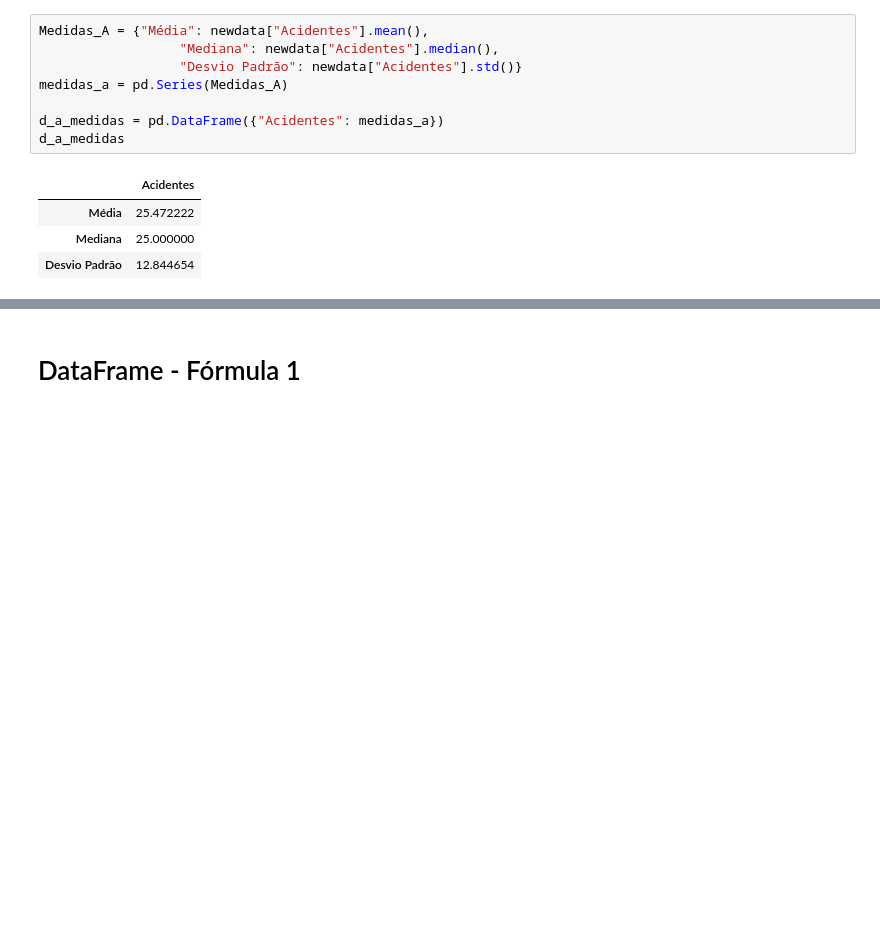
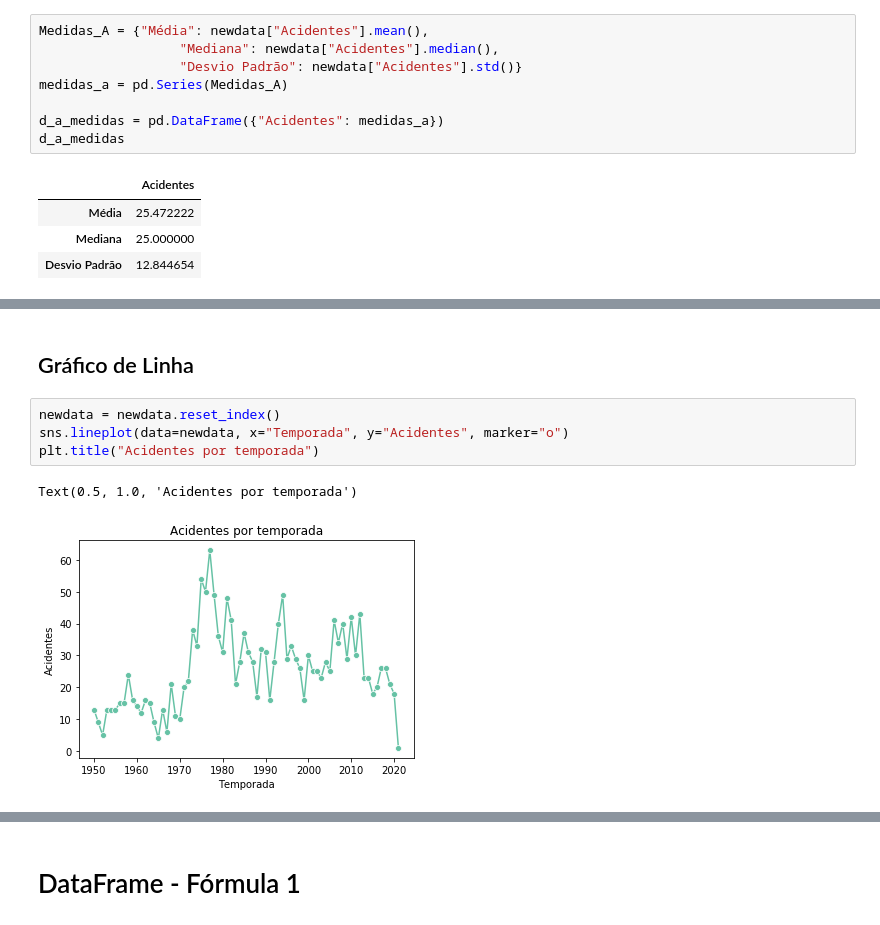
Before and after one commit to Caioviniciusb/Projeto_ICD, a Jupyter notebook: Projeto_ICD.ipynb, the cells around one changed output, grey strips where cells are left out. Cells and saved outputs as stored; diff of their text form; blank space fills up the shorter version.

```diff
--- a/Projeto_ICD.ipynb
+++ b/Projeto_ICD.ipynb
@@ -174,0 +205,9 @@ newdata.boxplot(column="Acidentes")
+# %% [markdown]
+## Gráfico de Linha
+# %%
+newdata = newdata.reset_index()
+sns.lineplot(data=newdata, x="Temporada", y="Acidentes", marker="o")
+plt.title("Acidentes por temporada")
+# %% [output]
+Text(0.5, 1.0, 'Acidentes por temporada')
+[figure, added]
```
Also changed, not shown: parts of 15 cells of this notebook.
